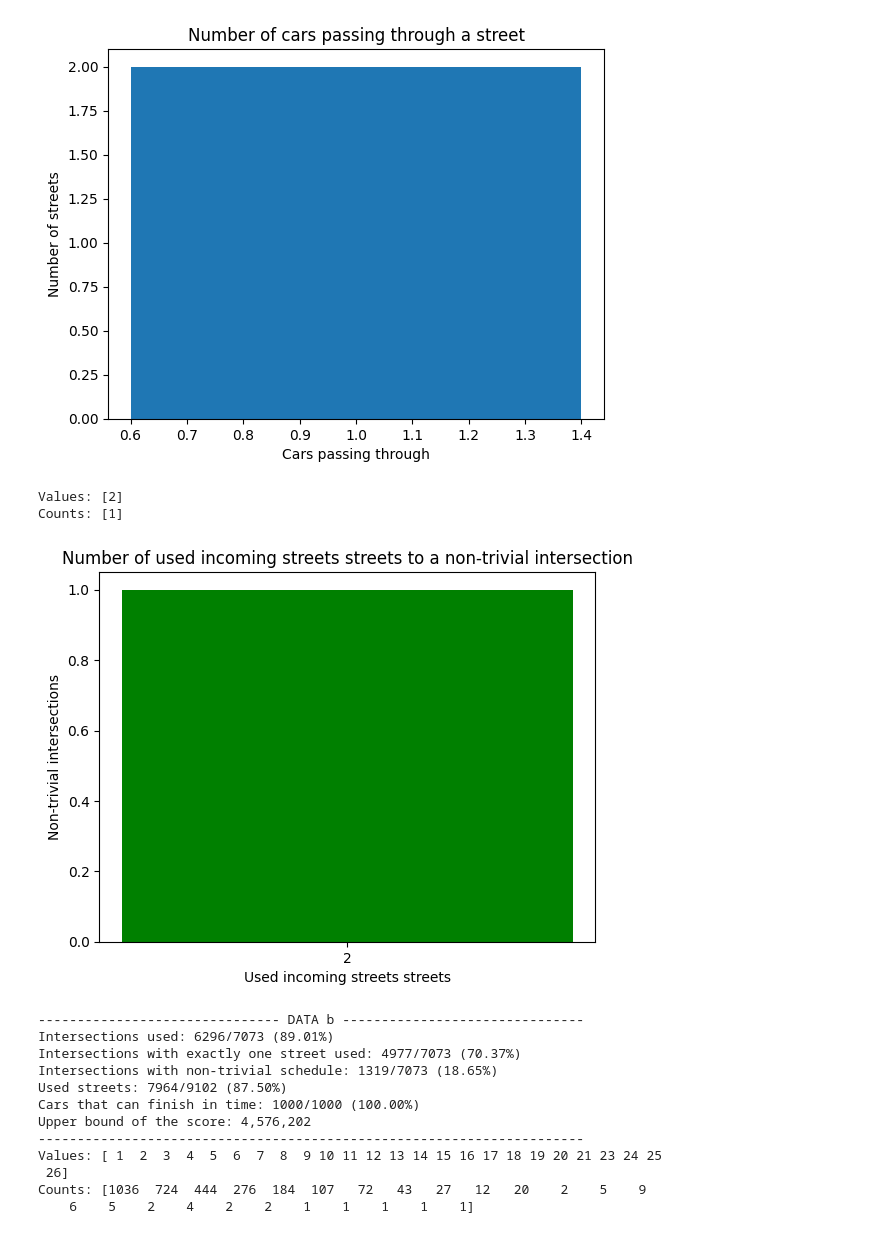
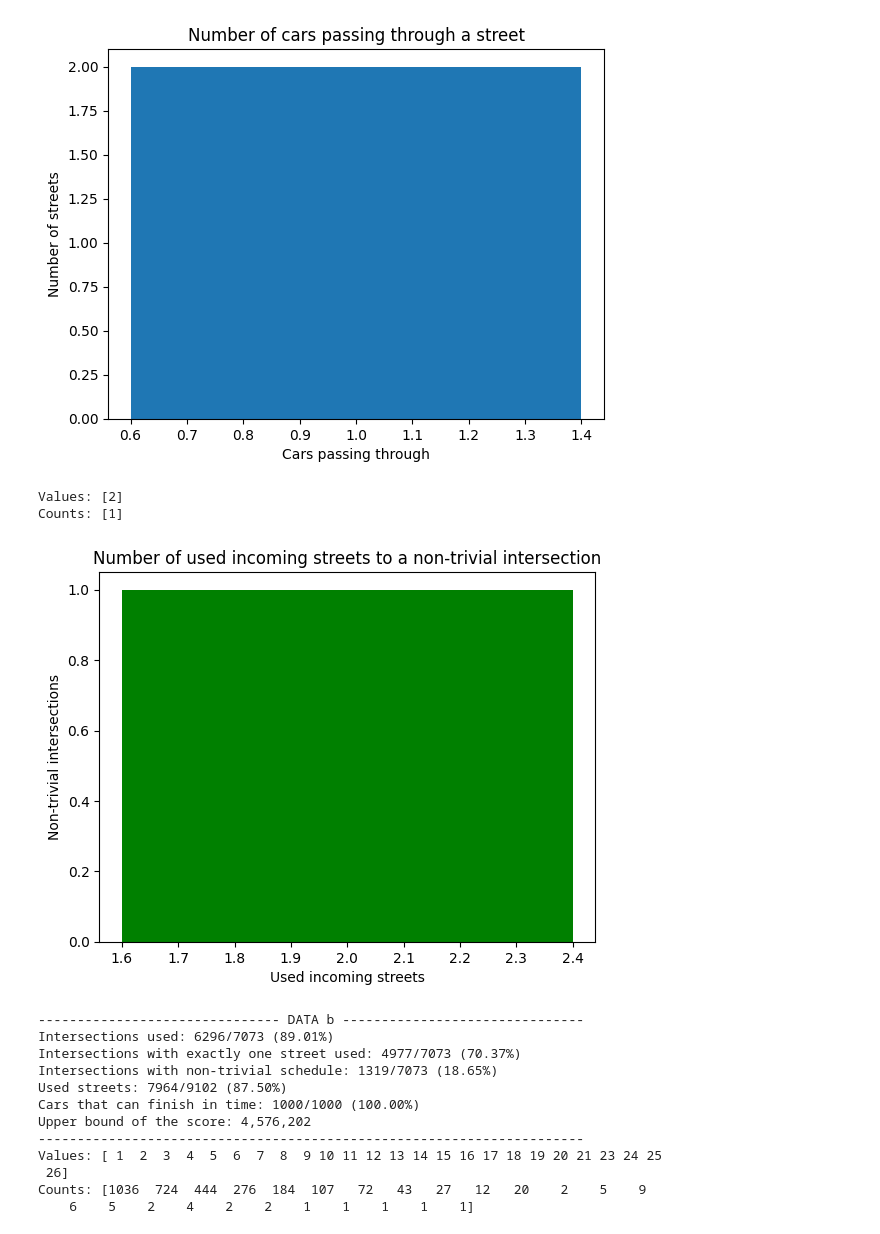
Before and after one commit to davidruda/Traffic-Signal-Optimization, a Jupyter notebook: statistics.ipynb, the cells around one changed output. Cells and saved outputs as stored; diff of their text form; code cells hidden in the pictures.

```diff
--- a/statistics.ipynb
+++ b/statistics.ipynb
@@ -83,45 +83,46 @@ def street_histogram(plan, xscale='linear'):
 
     plt.bar(values, counts, color='green')
     plt.xscale(xscale)
-    plt.xticks(values, values)
+    #plt.xticks(values, values)
     #plt.yticks(counts, counts)
-    plt.title('Number of used incoming streets streets to a non-trivial intersection')
-    plt.xlabel('Used incoming streets streets')
+    plt.title('Number of used incoming streets to a non-trivial intersection')
+    plt.xlabel('Used incoming streets')
     plt.ylabel('Non-trivial intersections')
 
     plt.show()
 # %%
 upper_bounds = []
 for data in TEST_DATA:
     plan = CityPlan(get_data_filename(data))
     print(f'{"-" * 31} DATA {data} {"-" * 31}')
     intersection_summary(plan)
     street_summary(plan)
     car_summary(plan)
     upper_bounds.append(upper_bound(plan))
     print('-' * 70)
     car_histogram(plan)
-    if data == 'e':
-        street_histogram(plan, xscale='log')
-    else:
-        street_histogram(plan)
+    #if data == 'e':
+    #    street_histogram(plan, xscale='log')
+    #else:
+    #    street_histogram(plan)
+    street_histogram(plan)
 
 print(f'TOTAL UPPER BOUND: {sum(upper_bounds):,}')
 # %% [output]
 ------------------------------- DATA a -------------------------------
 Intersections used: 3/4 (75.00%)
 Intersections with exactly one street used: 2/4 (50.00%)
 Intersections with non-trivial schedule: 1/4 (25.00%)
 Used streets: 4/5 (80.00%)
 Cars that can finish in time: 2/2 (100.00%)
 Upper bound of the score: 2,002
 ----------------------------------------------------------------------
 Values: [1]
 Counts: [2]
 [figure]
 Values: [2]
 Counts: [1]
-[figure, old version]
+[figure, new version]
 ------------------------------- DATA b -------------------------------
 Intersections used: 6296/7073 (89.01%)
 Intersections with exactly one street used: 4977/7073 (70.37%)
```
Also changed, not shown: parts of 1 cell of this notebook, 3 other files.
